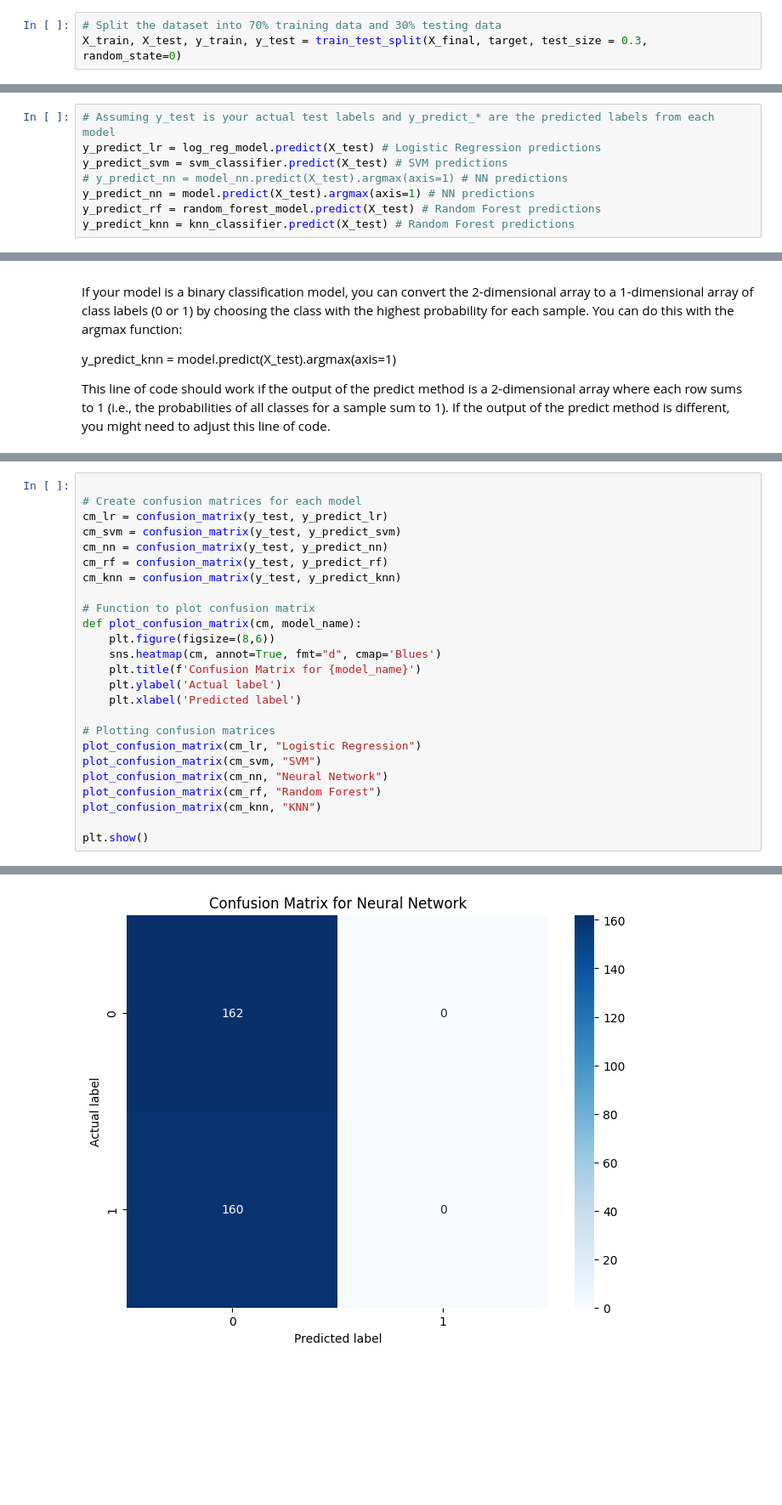
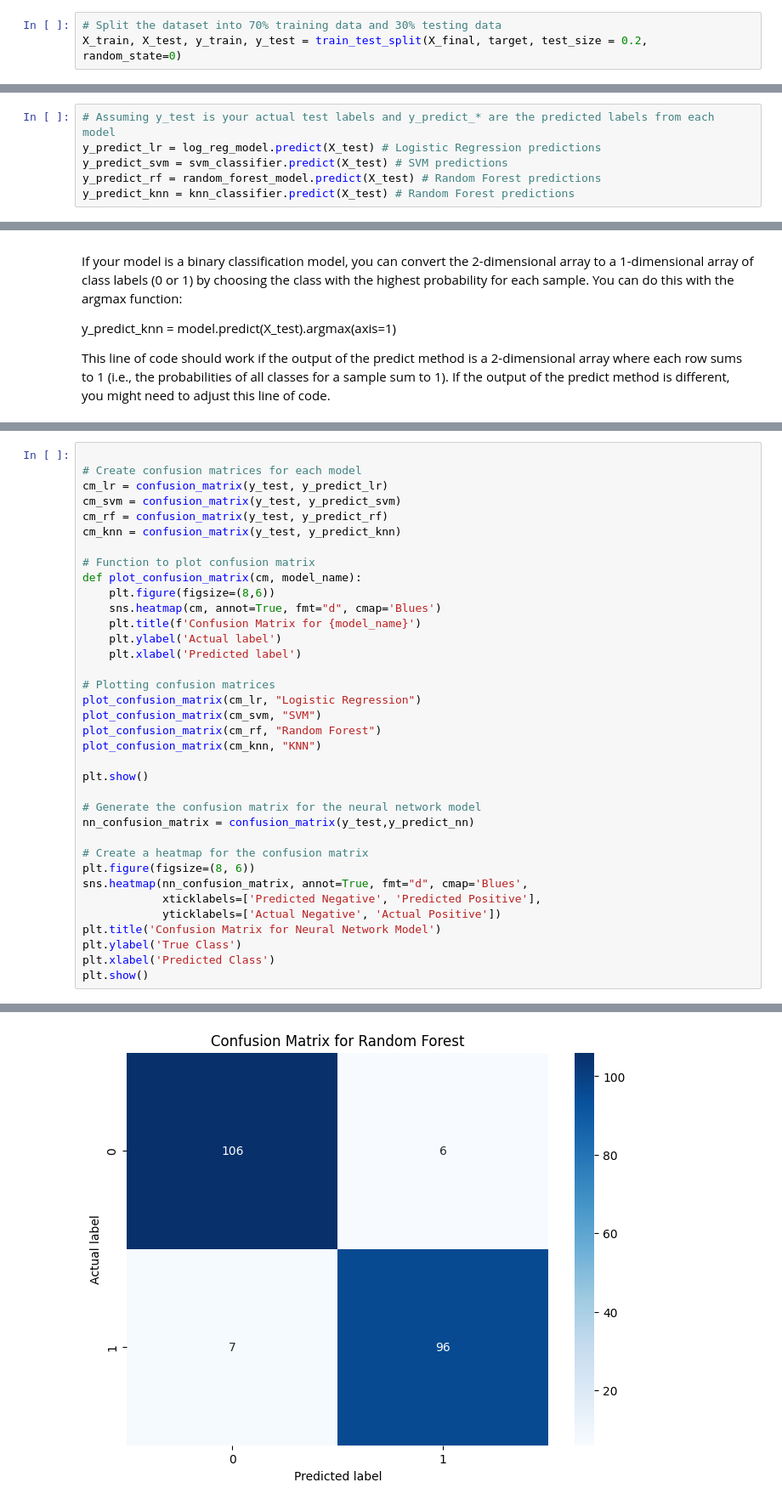
Before and after one commit to Rafhossin/FinalYearProject, a Jupyter notebook: Backend/MLModel/ComparativeAnalysis.ipynb, the cells around one changed output, grey strips where cells are left out. Shown at 85% size. Cells and saved outputs as stored; diff of their text form; blank space fills up the shorter version.

```diff
--- a/Backend/MLModel/ComparativeAnalysis.ipynb
+++ b/Backend/MLModel/ComparativeAnalysis.ipynb
@@ -1102,7 +1086,7 @@ The reason for using multiple feature selection methods is to leverage the stren
 ### Splitting the dataset into training and testing sets
 # %%
 # Split the dataset into 70% training data and 30% testing data
-X_train, X_test, y_train, y_test = train_test_split(X_final, target, test_size = 0.3, random_state=0)
+X_train, X_test, y_train, y_test = train_test_split(X_final, target, test_size = 0.2, random_state=0)
 # %% [markdown]
 ### Data Normalization
 # %%
@@ -1622,7 +1666,5 @@ combined_results
 # Assuming y_test is your actual test labels and y_predict_* are the predicted labels from each model
 y_predict_lr = log_reg_model.predict(X_test) # Logistic Regression predictions
 y_predict_svm = svm_classifier.predict(X_test) # SVM predictions
-# y_predict_nn = model_nn.predict(X_test).argmax(axis=1) # NN predictions
-y_predict_nn = model.predict(X_test).argmax(axis=1) # NN predictions
 y_predict_rf = random_forest_model.predict(X_test) # Random Forest predictions
 y_predict_knn = knn_classifier.predict(X_test) # Random Forest predictions
@@ -1658,7 +1696,6 @@ Unique values in y_predict_knn: [0 1]
 # Create confusion matrices for each model
 cm_lr = confusion_matrix(y_test, y_predict_lr)
 cm_svm = confusion_matrix(y_test, y_predict_svm)
-cm_nn = confusion_matrix(y_test, y_predict_nn)
 cm_rf = confusion_matrix(y_test, y_predict_rf)
 cm_knn = confusion_matrix(y_test, y_predict_knn)
 
@@ -1673,9 +1710,21 @@ def plot_confusion_matrix(cm, model_name):
 # Plotting confusion matrices
 plot_confusion_matrix(cm_lr, "Logistic Regression")
 plot_confusion_matrix(cm_svm, "SVM")
-plot_confusion_matrix(cm_nn, "Neural Network")
 plot_confusion_matrix(cm_rf, "Random Forest")
 plot_confusion_matrix(cm_knn, "KNN")
 
 plt.show()
+
+# Generate the confusion matrix for the neural network model
+nn_confusion_matrix = confusion_matrix(y_test,y_predict_nn)
+
+# Create a heatmap for the confusion matrix
+plt.figure(figsize=(8, 6))
+sns.heatmap(nn_confusion_matrix, annot=True, fmt="d", cmap='Blues',
+            xticklabels=['Predicted Negative', 'Predicted Positive'],
+            yticklabels=['Actual Negative', 'Actual Positive'])
+plt.title('Confusion Matrix for Neural Network Model')
+plt.ylabel('True Class')
+plt.xlabel('Predicted Class')
+plt.show()
 # %% [output]
@@ -1684 +1733 @@ plt.show()
-[figure, old version]
+[figure, new version]
```
Also changed, not shown: parts of 14 cells of this notebook, 28 other files.
